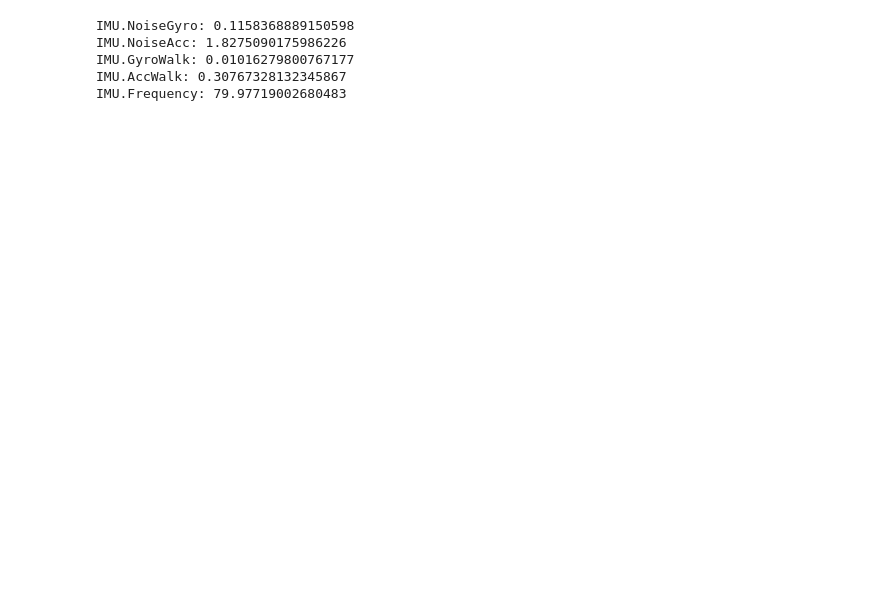
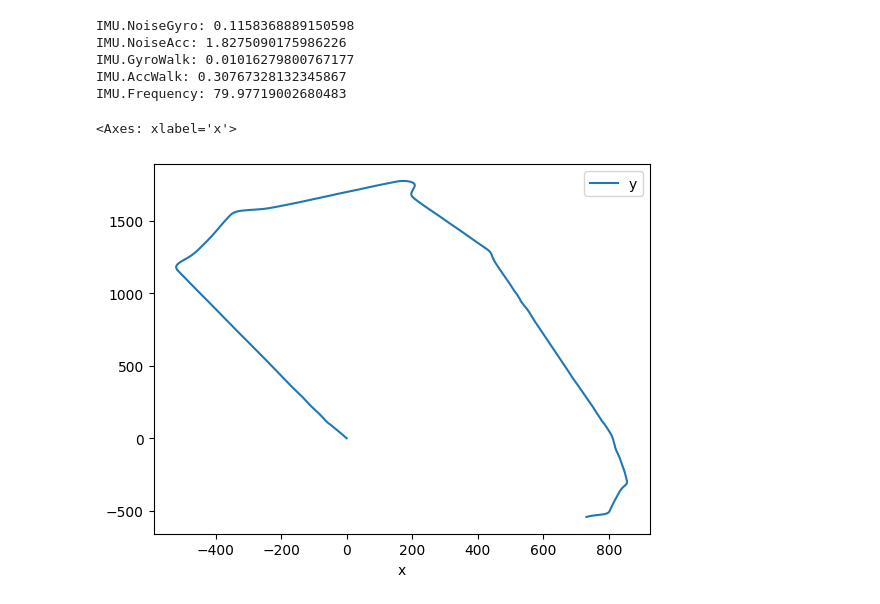
Before and after one commit to bjr12l/ORB_SLAM3-PythonBindings, a Jupyter notebook: examples/k2/main.ipynb, the cells around one changed output. Saved outputs shown, nothing was run; the diff lists cells and outputs as text; code cells hidden in the pictures; blank space fills up the shorter version.

```diff
--- a/examples/k2/main.ipynb
+++ b/examples/k2/main.ipynb
@@ -48 +50,6 @@ IMU.Frequency: 79.97719002680483
+# %%
+logs.iloc[0:3000].plot(x="x", y="y")
+# %% [output]
+<Axes: xlabel='x'>
+[figure, added]
 # %%
```
Also changed, not shown: parts of 8 cells of this notebook, 5 other files.
